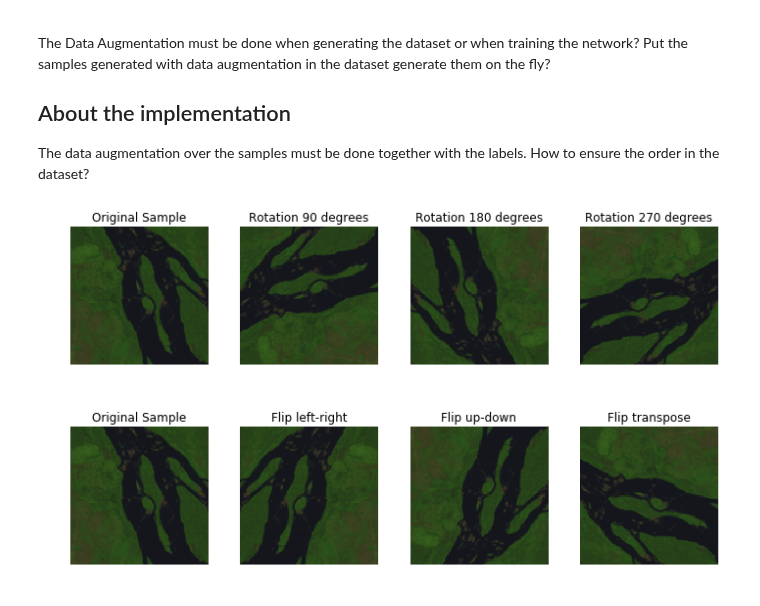
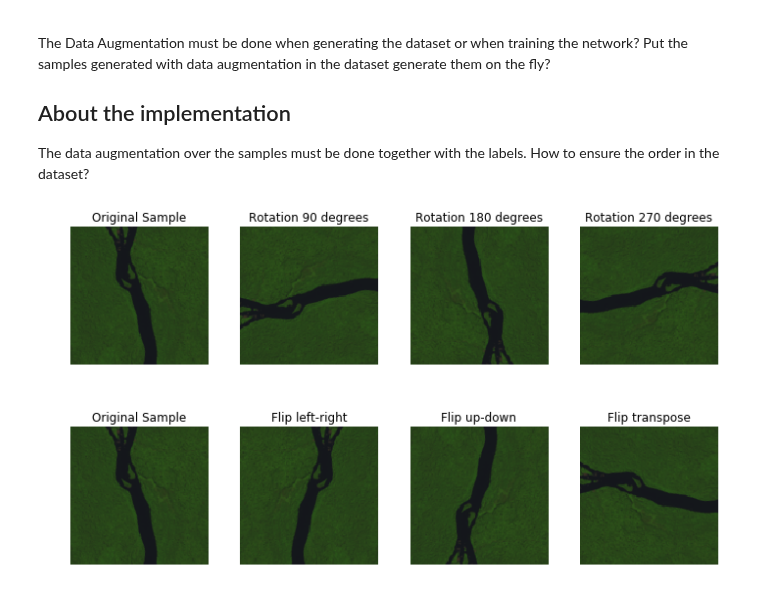
Before and after one commit to rvmaretto/deepgeo, a Jupyter notebook: notebooks/data_augmentation.ipynb, the cells around one changed output. Saved outputs shown, nothing was run; the diff lists cells and outputs as text; code cells hidden in the pictures.

```diff
--- a/notebooks/data_augmentation.ipynb
+++ b/notebooks/data_augmentation.ipynb
@@ -15,7 +15,8 @@ import deepleeo.dataset.rasterizer as rstzr
 # Input Files
 DATA_DIR = os.path.join(os.path.abspath(os.path.dirname("__file__")), '../', 'data_real')
 shape_file = os.path.join(DATA_DIR, 'PRODES2016_225-64_REP.shp')
-raster_file = os.path.join(DATA_DIR, "Landsat8_225-64_17-07-2016-R6G5B4.tif")
+#raster_file = os.path.join(DATA_DIR, "Landsat8_225-64_17-07-2016-R6G5B4.tif")
+raster_file = os.path.join(DATA_DIR, "Landsat8_225-64_17-07-2016-B1-7.tif")
 class_column = "agregClass"
 
 window_size = 128
@@ -84,7 +85,7 @@ for lid, cname in enumerate(class_names):
     plt.title(cname)
     plt.axis('off')
     count += 1
-    plt.imshow(subimg, interpolation='nearest')
+    plt.imshow(subimg[:, :,[5, 4, 3]], interpolation='nearest')
 
     subimg2 = rasterized_layer[ij[0]-win_1:ij[0]+win_2,ij[1]-win_1:ij[1]+win_2]
 
@@ -120,33 +121,33 @@ plt.figure(figsize=(15,15))
 
 plt.subplot(5, 5, 1)
 plt.title('Original Sample')
-plt.imshow(patches_img[2], interpolation='nearest')
+plt.imshow(patches_img[2][:,:,[5, 4, 3]], interpolation='nearest')
 plt.axis('off')
 
 pos_ang = 0
 for idx in range(len(rotated_imgs)):
     plt.subplot(5, 5, idx + 2)
     plt.title("Rotation %d degrees" % (angles[idx]))
-    plt.imshow(rotated_imgs[idx], interpolation='nearest')
+    plt.imshow(rotated_imgs[idx][:,:,[5, 4, 3]], interpolation='nearest')
     plt.axis('off')
 # %% [output]
-[figure, old version]
+[figure, new version]
 # %%
 flipped_imgs = dtaug.flip_images([patches_img[2]])
 #rotated_lbl = dtaug.rotate_images([patches_lbl[2]], angles)
 
 plt.figure(figsize=(15,15))
 
 plt.subplot(5, 5, 1)
 plt.title('Original Sample')
-plt.imshow(patches_img[2], interpolation='nearest')
+plt.imshow(patches_img[2][:,:,[5, 4, 3]], interpolation='nearest')
 plt.axis('off')
 
 flip_directions = ["left-right", "up-down", "transpose"]
 for idx in range(len(rotated_imgs)):
     plt.subplot(5, 5, idx + 2)
     plt.title("Flip %s" % flip_directions[idx])
-    plt.imshow(flipped_imgs[idx], interpolation='nearest')
+    plt.imshow(flipped_imgs[idx][:,:,[5, 4, 3]], interpolation='nearest')
     plt.axis('off')
 # %% [output]
-[figure, old version]
+[figure, new version]
```
Also changed, not shown: parts of 3 cells of this notebook, 6 other files.
